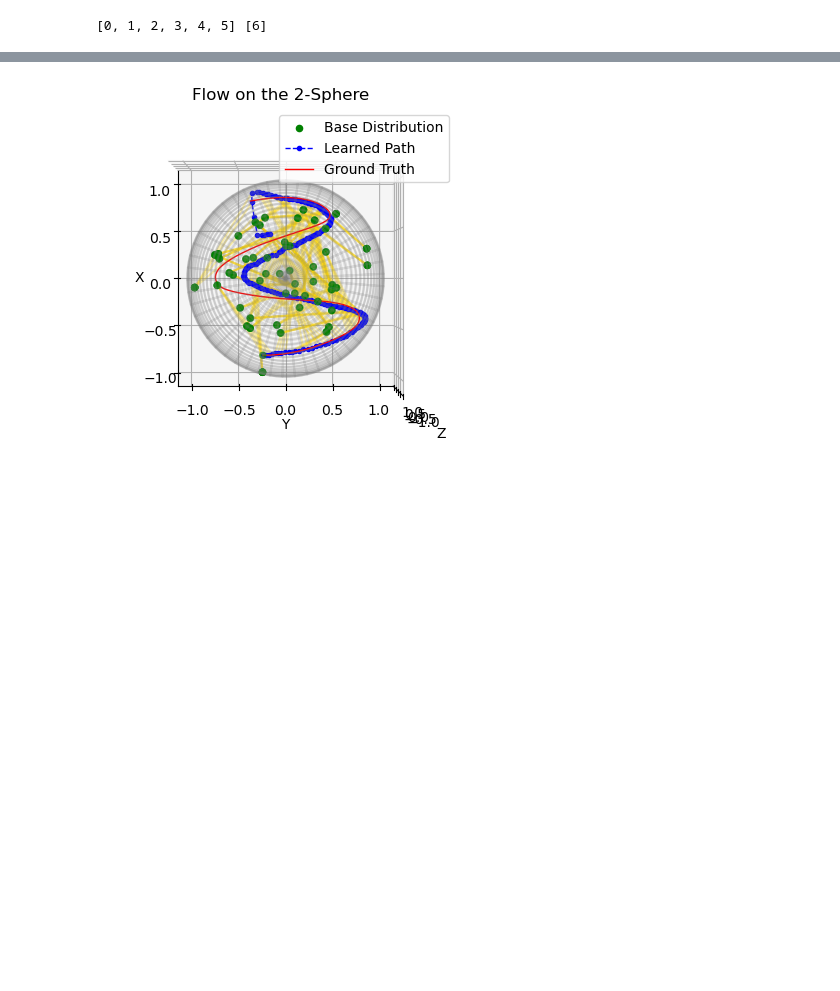
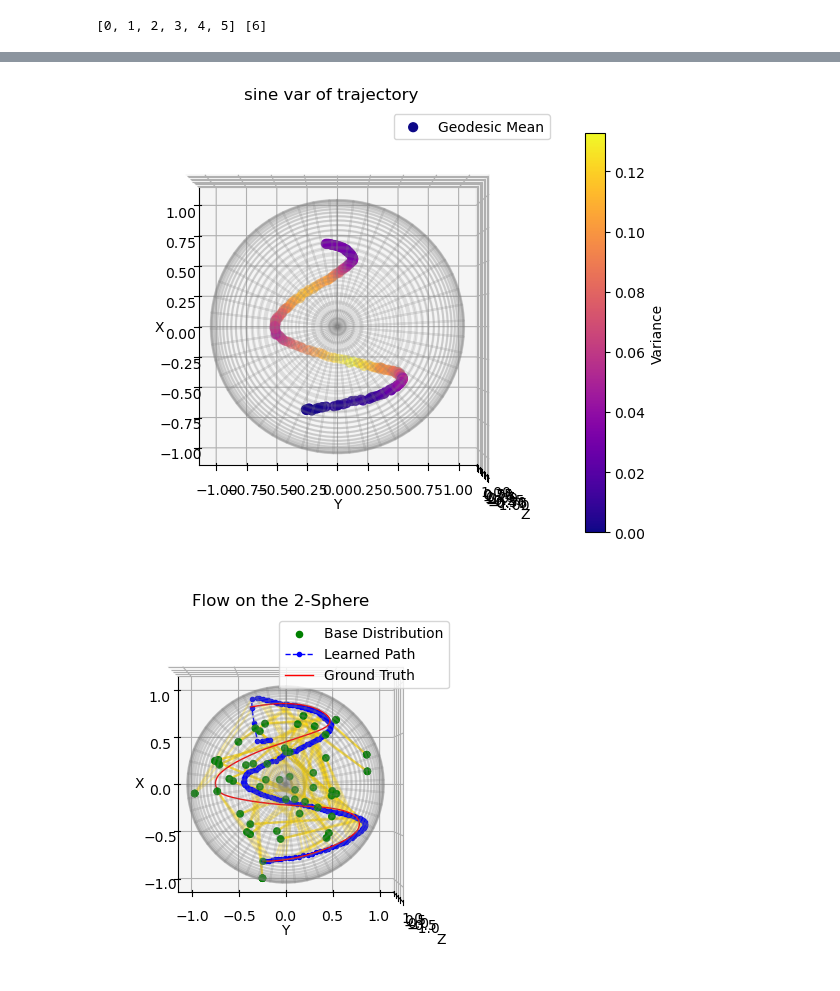
Before and after one commit to Stanpie3/Geometric-Flow-Matching, a Jupyter notebook: general_experiment.ipynb, the cells around one changed output, grey strips where cells are left out. Drawn from its saved outputs; the diff is of its cells as text; code cells hidden in the pictures; blank space fills up the shorter version.

```diff
--- a/general_experiment.ipynb
+++ b/general_experiment.ipynb
@@ -51,7 +49,7 @@ run_parameters
  'ema': {'warmup': 1000, 'update': 5, 'decay': 0.999},
  'scheduler': {'step': 3000, 'gamma': 0.5}}
 # %%
-manifold_types = {'None' : None, 'Sphere':Sphere()}
+manifold_types = {'None' : None, 'Euclidean': Euclidean(), 'Sphere':Sphere()}
 train_sets= list(range(6)) #+ list(range(7, 13)) + list(range(14, 20)) + list(range(21, 27))
 val_sets = [6]#, 13, 20, 27]
 print(train_sets, val_sets)
@@ -132,5 +132,6 @@ Learnable params number: 88376
 # %%
-# vf.load_state_dict(torch.load(os.path.join("./ckpt", 'vf_dual_200k_scale_factor_'+str(run_parameters['scale_factor'])+'_.pth'), weights_only=True))
+run_name = "sine_shape"
+vf.load_state_dict(torch.load(os.path.join("./runs", run_name, "best_model.pth"), weights_only=True))
 # ema_vf = ExponentialMovingAverage(
 #     vf.parameters(),
 #     decay = run_parameters['ema_decay'],
@@ -414,3 +335,43 @@ VBox(children=(SelectionSlider(continuous_update=False, description='Elev:', opt
+# %%
+mean, std = trajectory_geodesic_stats(results)
+# %%
+import matplotlib.pyplot as plt
+import numpy as np
+
+def plot_geodesic_stats_on_sphere(means, variances, label, elev=-90, azim=0):
+    if isinstance(means, torch.Tensor):
+        means = means.cpu().numpy()
+    if isinstance(variances, torch.Tensor):
+        variances = variances.cpu().numpy()
+
+    fig = plt.figure(figsize=(6, 6))
+    ax = fig.add_subplot(111, projection='3d')
+
+    u = np.linspace(0, 2 * np.pi, 100)
+    v = np.linspace(0, np.pi, 50)
+    x = np.outer(np.cos(u), np.sin(v))
+    y = np.outer(np.sin(u), np.sin(v))
+    z = np.outer(np.ones(np.size(u)), np.cos(v))
+    ax.plot_wireframe(x, y, z, color="gray", alpha=0.2)
+
+    p = ax.scatter(means[:, 0], means[:, 1], means[:, 2],
+                   c=variances, cmap='plasma', s=40, label="Geodesic Mean")
+
+    cb = plt.colorbar(p, ax=ax, shrink=0.7)
+    cb.set_label("Variance")
+
+    ax.view_init(elev=elev, azim=azim)
+    ax.set_title(label + " var of trajectory")
+    ax.set_xlabel("X")
+    ax.set_ylabel("Y")
+    ax.set_zlabel("Z")
+    ax.legend()
+    plt.tight_layout()
+    plt.show()
+# %%
+plot_geodesic_stats_on_sphere(mean, std, label="sine")
+# %% [output]
+[figure, added]
 # %%
 def plot_points(points,
                 title="3D Scatter Plot",
```
Also changed, not shown: parts of 11 cells of this notebook, 7 other files.
